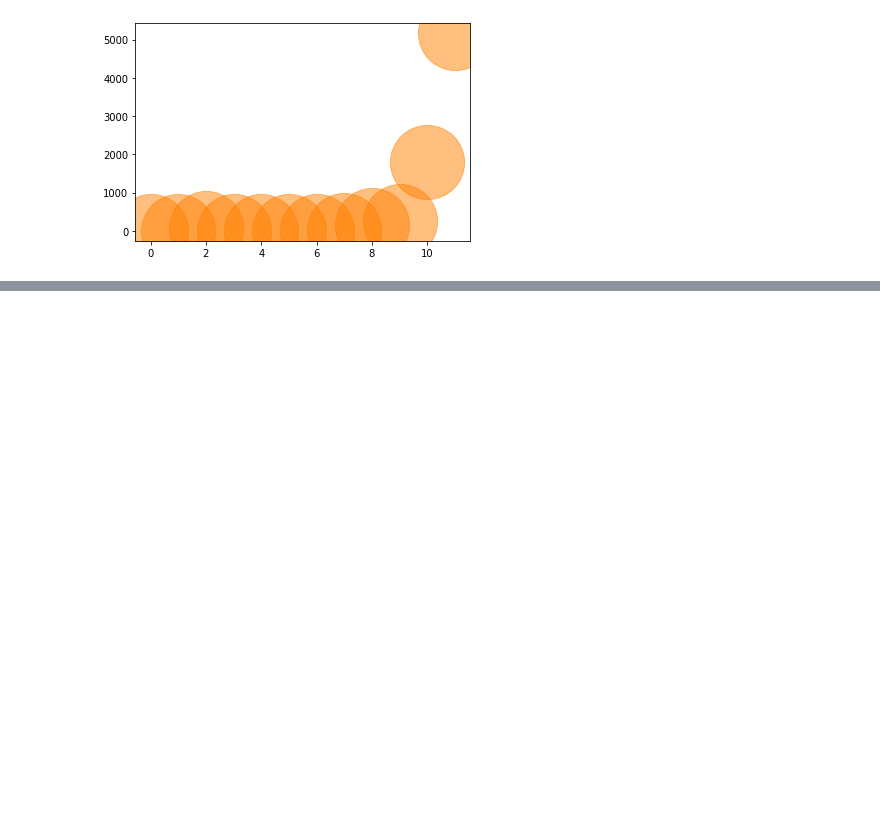
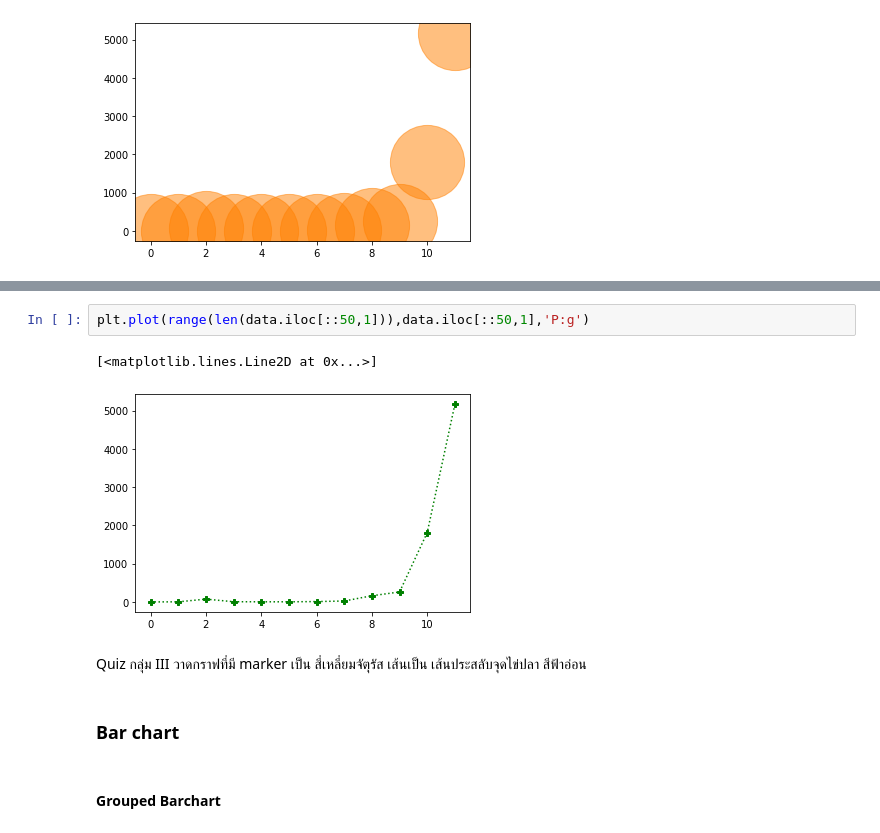
Before and after one commit to tohnperfect/DWDM21, a Jupyter notebook: Data_Visualization.ipynb, the cells around one changed output, grey strips where cells are left out. Drawn from its saved outputs; the diff is of its cells as text; blank space fills up the shorter version.

```diff
--- a/Data_Visualization.ipynb
+++ b/Data_Visualization.ipynb
@@ -147,0 +161,11 @@ plt.scatter(range(len(data.iloc[::50,1])),data.iloc[::50,1],s=5500,c=[[1.,0.5,0]
+# %%
+plt.plot(range(len(data.iloc[::50,1])),data.iloc[::50,1],'P:g')
+# %% [output]
+[<matplotlib.lines.Line2D at 0x...>]
+[figure, added]
+# %% [markdown]
+Quiz กลุ่ม III วาดกราฟที่มี marker เป็น สี่เหลี่ยมจัตุรัส เส้นเป็น เส้นประสลับจุดไข่ปลา สีฟ้าอ่อน
+# %% [markdown]
+### Bar chart
+# %% [markdown]
+#### Grouped Barchart
```
Also changed, not shown: parts of 10 cells of this notebook.
